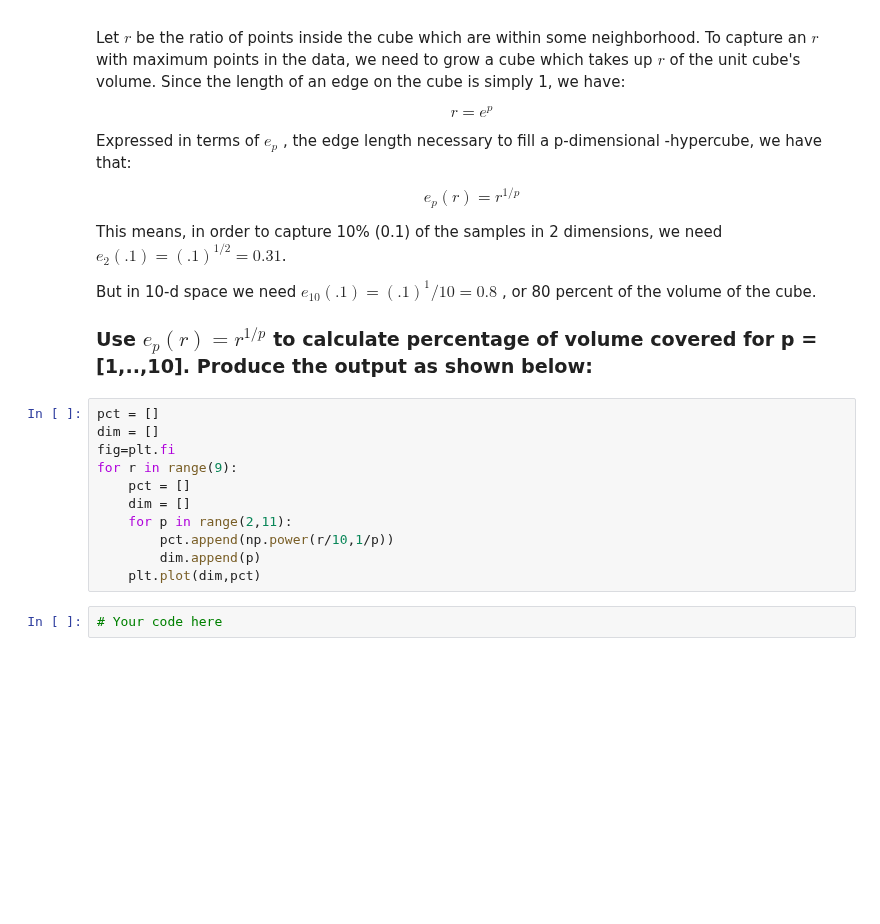
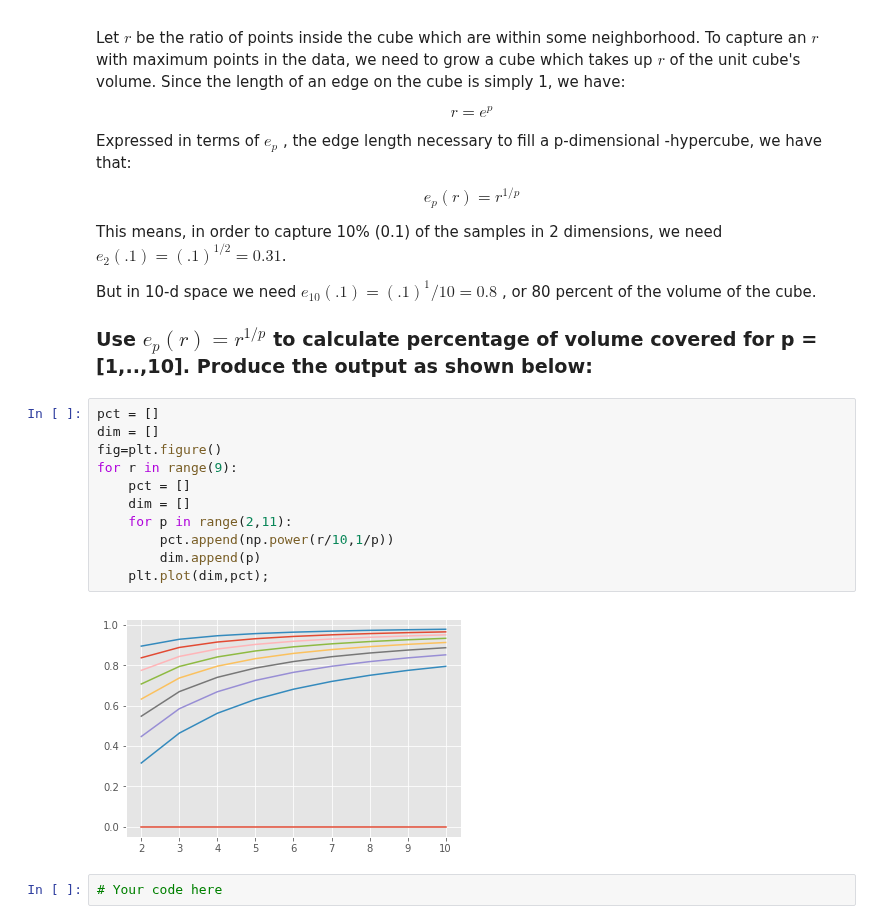
Before and after one commit to danjizquierdo/dsc-3-34-03-curse-of-dimensionality-simulation-lab-nyc-ds-career-012819, a Jupyter notebook: index.ipynb, the cells around one changed output. Drawn from its saved outputs; the diff is of its cells as text; blank space fills up the shorter version.

```diff
--- a/index.ipynb
+++ b/index.ipynb
@@ -85,14 +85,16 @@ But in 10-d space we need $e_10(.1)=(.1)^1/10=0.8$ , or 80 percent of the volume
 # %%
 pct = []
 dim = []
-fig=plt.fi
+fig=plt.figure()
 for r in range(9):
     pct = []
     dim = []
     for p in range(2,11):
         pct.append(np.power(r/10,1/p))
         dim.append(p)
-    plt.plot(dim,pct)
+    plt.plot(dim,pct);
+# %% [output]
+[figure, added]
 # %%
 # Your code here
 # %% [output]
```
